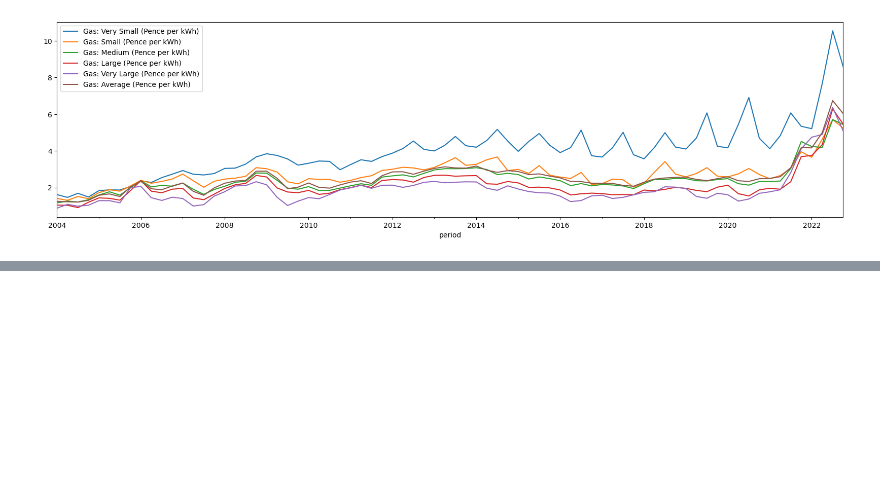
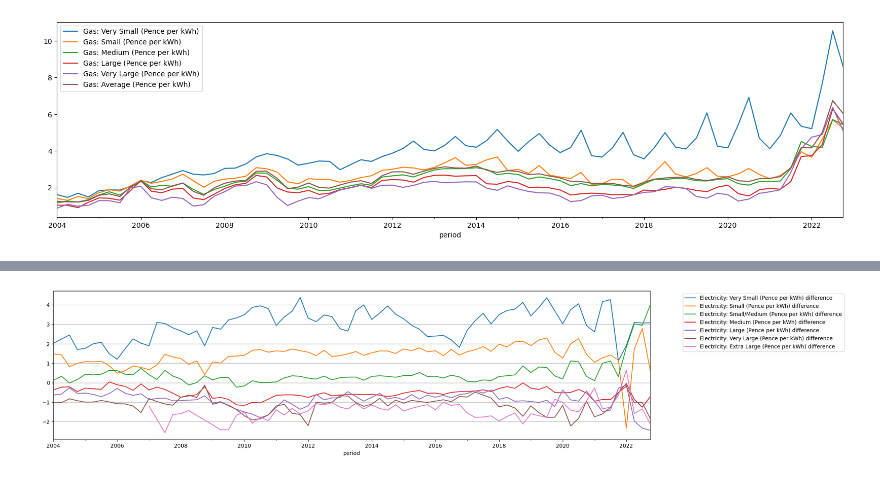
Before and after one commit to samuel-speller/Energy-affects-on-CPI-analysis, a Jupyter notebook: energy_intensity_CPI.ipynb, the cells around one changed output, grey strips where cells are left out. Cells and saved outputs as stored; diff of their text form; code cells hidden in the pictures; blank space fills up the shorter version.

```diff
--- a/energy_intensity_CPI.ipynb
+++ b/energy_intensity_CPI.ipynb
@@ -95,0 +112,18 @@ plt.show()
+# %%
+# create lists of the column names without period or averages for computing the difference from the mean.
+
+e_column_list = ['Electricity: Very Small (Pence per kWh)',
+                'Electricity: Small (Pence per kWh)',
+                'Electricity: Small/Medium (Pence per kWh)',
+                'Electricity: Medium (Pence per kWh)',
+                'Electricity: Large (Pence per kWh)',
+                'Electricity: Very Large (Pence per kWh)',
+                'Electricity: Extra Large (Pence per kWh)'
+]
+
+g_column_list = ['Gas: Very Small (Pence per kWh)',
+                 'Gas: Small (Pence per kWh)',
+                 'Gas: Medium (Pence per kWh)',
+                 'Gas: Large (Pence per kWh)',
+                 'Gas: Very Large (Pence per kWh)'
+]
@@ -95,0 +135,13 @@ plt.show()
+# %%
+# create a new dataframe to hold the absoute difference
+abs_difference = pd.DataFrame()
+percent_difference = pd.DataFrame()
+
+# add the period into these dataframes
+abs_difference['period'] = eprice['period'].copy()
+percent_difference['period'] = eprice['period'].copy()
+
+# Iterate through the columns and find the difference from the mean in absolute terms.
+for col in e_column_list:
+    abs_difference[f'{col} difference'] = eprice[col] - eprice['Electricity: Average (Pence per kWh)']
+    percent_difference[f'{col} percentage difference'] = (abs_difference[f'{col} difference'] / eprice['Electricity: Average (Pence per kWh)']) * 100
@@ -95,0 +157,12 @@ plt.show()
+# %%
+abs_difference.plot(x='period', figsize=(20, 5))
+
+# Move the legend outside of the plot area
+plt.legend(bbox_to_anchor=(1.05, 1), loc='upper left')
+
+# add y gridlines
+plt.grid(axis='y')
+
+plt.show()
+# %% [output]
+[figure, added]
```
Also changed, not shown: parts of 22 cells of this notebook, 1 other file.
